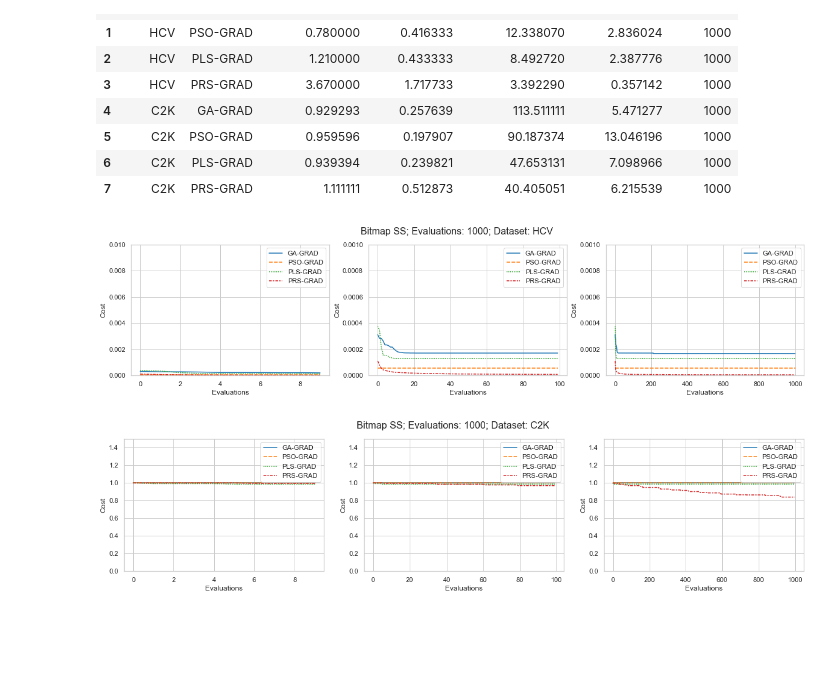
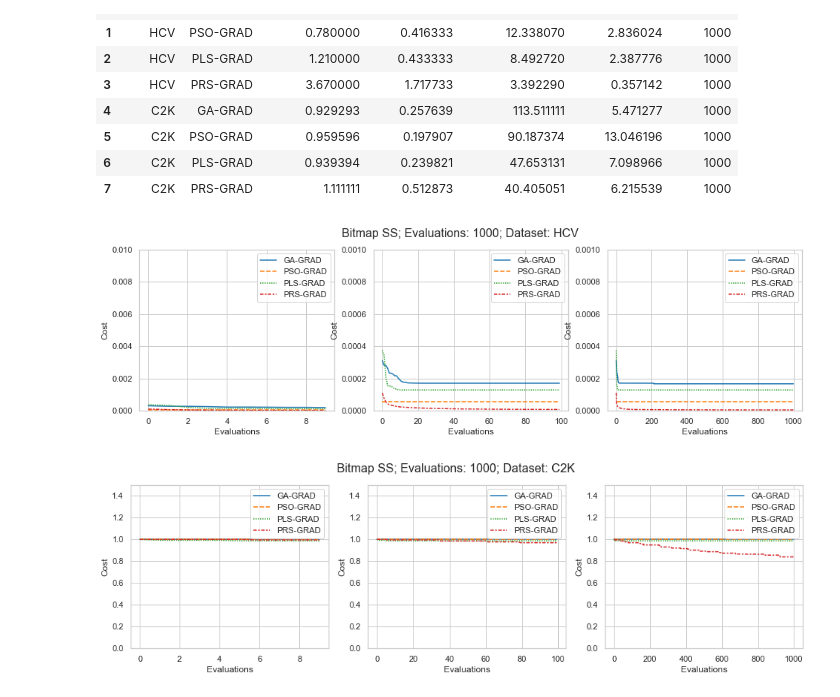
Before and after one commit to owuordickson/meso-hpc-lr, a Jupyter notebook: results/swarmgp/analysis_v1.ipynb, the cells around one changed output. Cells and saved outputs as stored; diff of their text form; code cells hidden in the pictures; blank space fills up the shorter version.

```diff
--- a/results/swarmgp/analysis_v1.ipynb
+++ b/results/swarmgp/analysis_v1.ipynb
@@ -306,33 +306,33 @@ for ds in data_sets:
     comb_cols = df1['Algorithm'].values
     comb_values = []
     # comb_values = np.array([df1['Iterations (mu)'].values])
     limits = np.arange(1000)
     for index, row in df1.iterrows():
         comb_values.append(row['Iterations (mu)'])
     comb_values = np.array(comb_values).T
 
 
-    fig = plt.figure(figsize=(20,4))
+    fig = plt.figure(figsize=(16,4))
 
     if ds == 'C2K':
         lims = [1.5, 1.5, 1.5]
     else:
         lims = [0.01, 0.001, 0.001]
     i = 1
     for x in ([10, 100, 1000]):
         plt.subplot(1, 3, i)
         limits = np.arange(x)
         vals = comb_values[0:x]
 
         data = pd.DataFrame(vals, limits, columns=comb_cols)
 
         sns.lineplot(data=data, palette="tab10")  # , markers=True)
         plt.ylim(0, lims[i-1])
         plt.xlabel('Evaluations')
         plt.ylabel('Cost')
         i += 1
 
     fig.suptitle('Bitmap SS; Evaluations: ' + str(row['Iterations']) + '; Dataset: ' + ds, fontsize=16)
 # %% [output]
-[figure, old version]
+[figure, new version]
-[figure, old version]
+[figure, new version]
```
Also changed, not shown: 1 other file.
